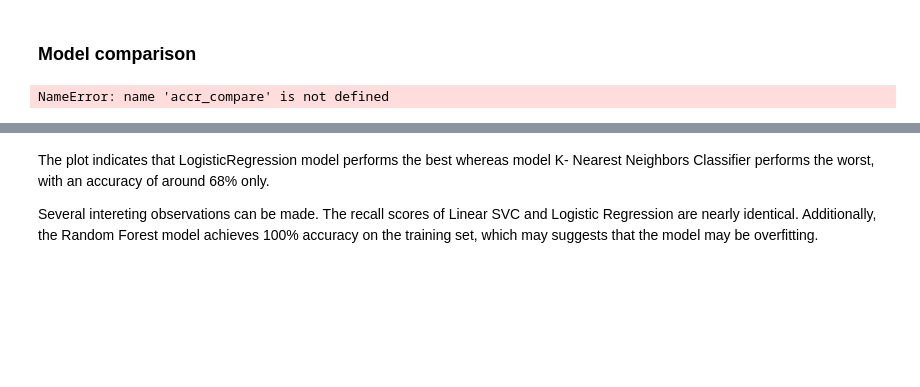
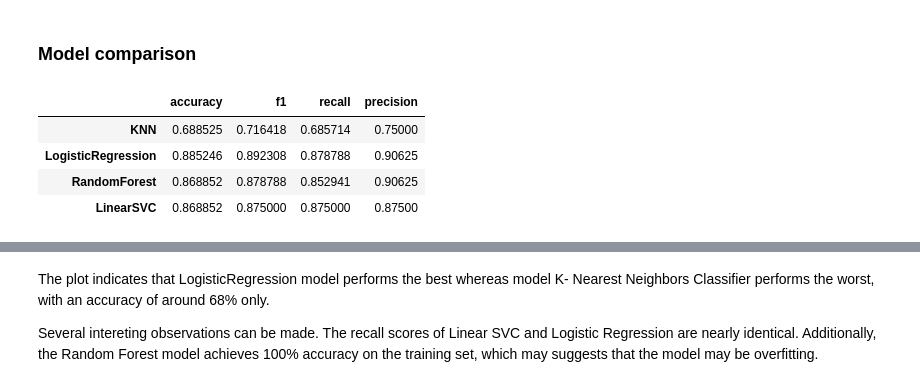
Before and after one commit to Eleanor-git/Hear-Disease-Classification, a Jupyter notebook: heart_disease_classification.ipynb, the cells around one changed output, grey strips where cells are left out. Cells and saved outputs as stored; diff of their text form; code cells hidden in the pictures; blank space fills up the shorter version.

Commit message:
import seaborn, and accr_compare

```diff
--- a/heart_disease_classification.ipynb
+++ b/heart_disease_classification.ipynb
@@ -478,34 +455,39 @@ weighted avg       0.87      0.87      0.87        61
 
 # model_comparison
 
 accuracy_dict = {}
 f1_score_dict = {}
 recall_dict = {}
 precision_dict = {}
 
 for model in 'KNN', 'LogisticRegression', 'RandomForest':
     accuracy_dict[model] = trained_models[model].score(X_test, y_test)
 
     y_pred = trained_models[model].predict(X_test)
     f1_score_dict[model] = f1_score(y_pred, y_test)
     recall_dict[model] = recall_score(y_pred, y_test)
     precision_dict[model] = precision_score(y_pred, y_test)
 
 
 # LinearSVC metrics
 accuracy_dict['LinearSVC'] = lsvc_clf.score(X_test, y_test)
 y_pred = lsvc_clf.predict(X_test)
 f1_score_dict['LinearSVC'] = f1_score(y_pred, y_test)
 recall_dict['LinearSVC'] = recall_score(y_pred, y_test)
 precision_dict['LinearSVC'] = precision_score(y_pred, y_test)
 
+accr_compare = pd.DataFrame(accuracy_dict, index = ['accuracy'])
 model_comparison = accr_compare.T
 model_comparison['f1'] = f1_score_dict.values()
 model_comparison['recall'] = recall_dict.values()
 model_comparison['precision'] = precision_dict.values()
 model_comparison
 # %% [output]
-NameError: name 'accr_compare' is not defined
+|  | accuracy | f1 | recall | precision |
+| KNN | 0.688525 | 0.716418 | 0.685714 | 0.75000 |
+| LogisticRegression | 0.885246 | 0.892308 | 0.878788 | 0.90625 |
+| RandomForest | 0.868852 | 0.878788 | 0.852941 | 0.90625 |
+| LinearSVC | 0.868852 | 0.875000 | 0.875000 | 0.87500 |
 # %%
 model_comparison.plot(kind = 'bar',
                      figsize = (8, 6),
```
Also changed, not shown: parts of 11 cells of this notebook.
